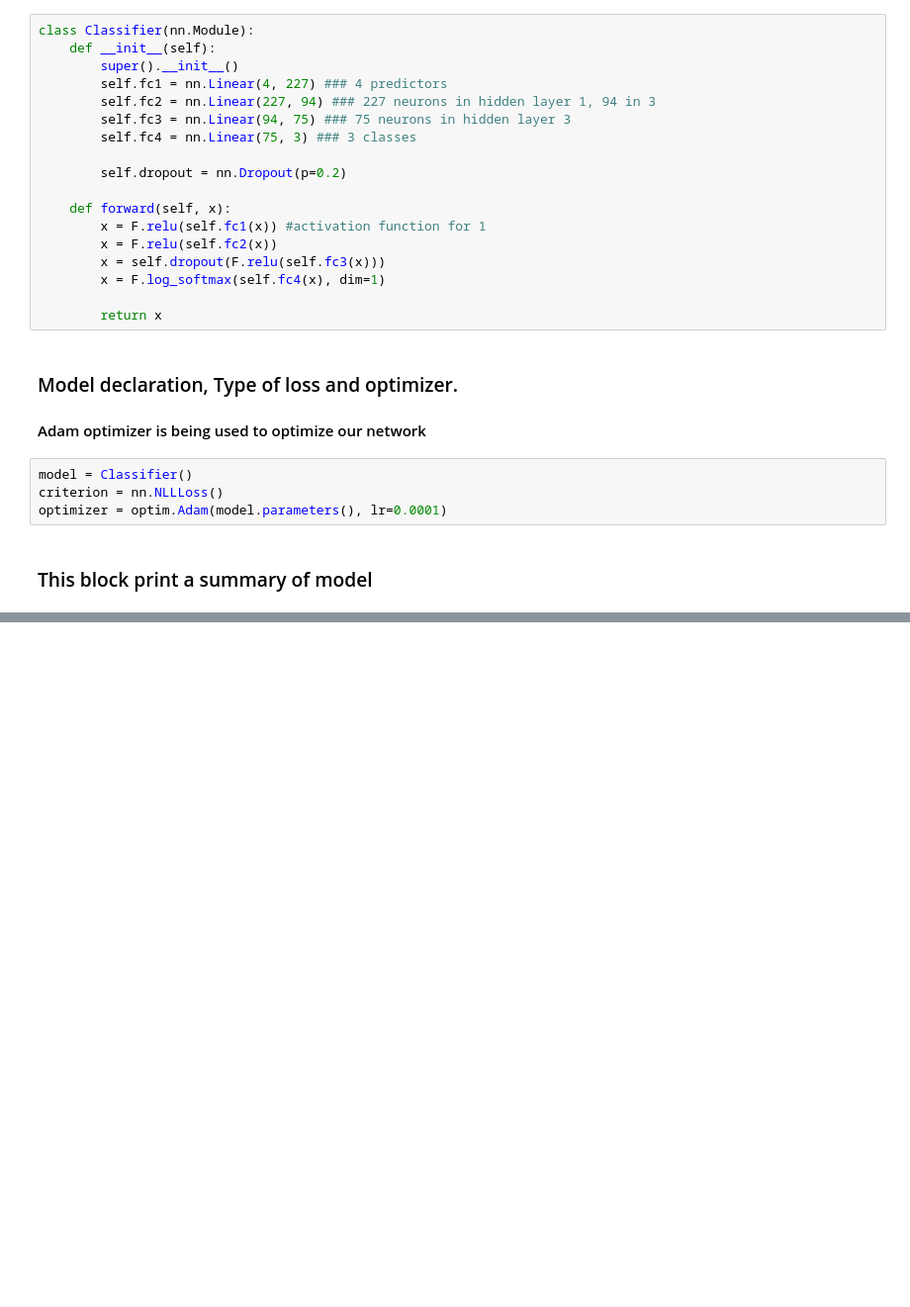
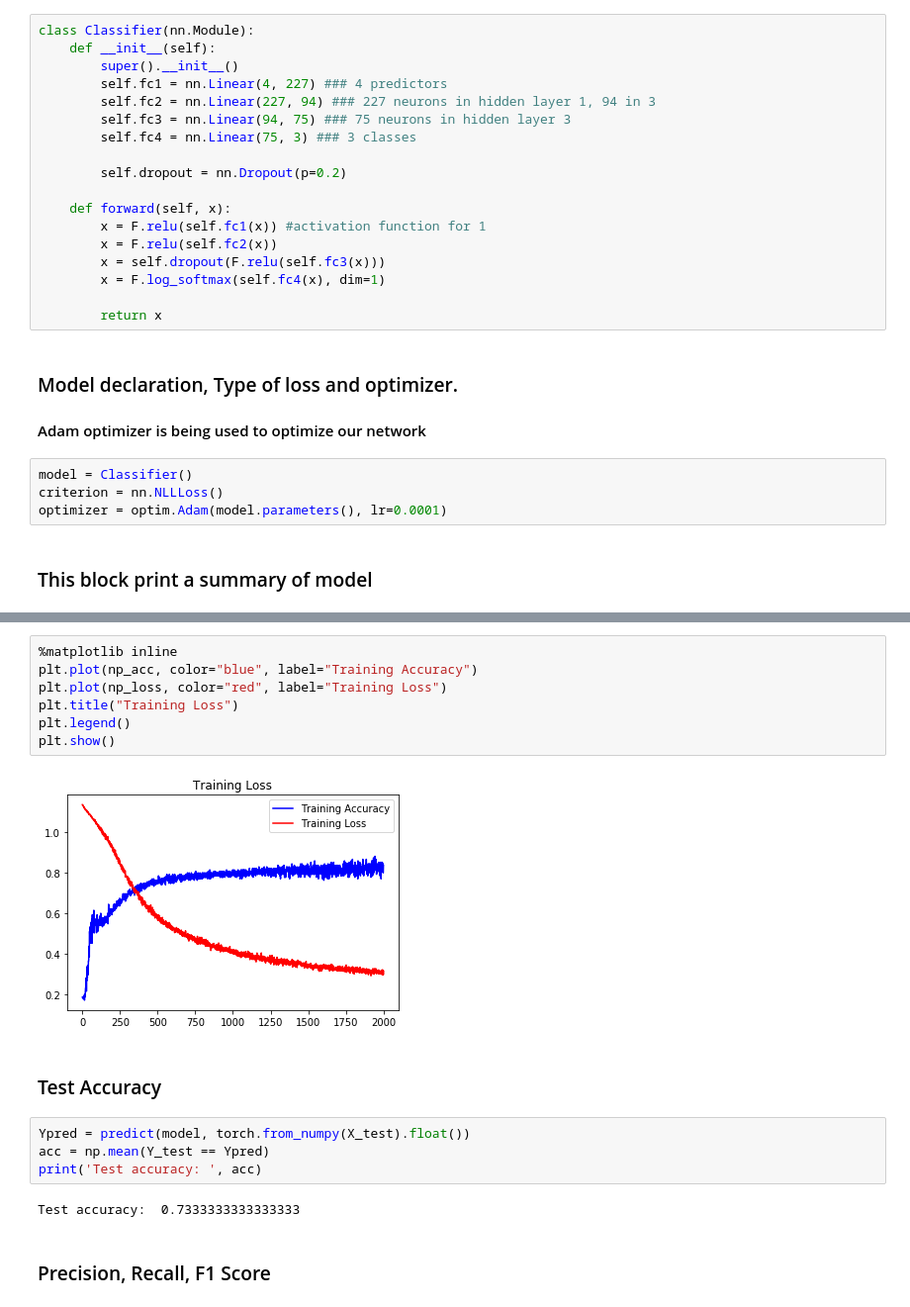
Before and after one commit to delgadoliveira/basicTorch, a Jupyter notebook: 4_basic_example.ipynb, the cells around one changed output, grey strips where cells are left out. Shown at 99% size. Cells and saved outputs as stored; diff of their text form; blank space fills up the shorter version.

```diff
--- a/4_basic_example.ipynb
+++ b/4_basic_example.ipynb
@@ -107,0 +208,19 @@ optimizer = optim.Adam(model.parameters(), lr=0.0001)
+# %%
+%matplotlib inline
+plt.plot(np_acc, color="blue", label="Training Accuracy")
+plt.plot(np_loss, color="red", label="Training Loss")
+plt.title("Training Loss")
+plt.legend()
+plt.show()
+# %% [output]
+[figure, added]
+# %% [markdown]
+### Test Accuracy
+# %%
+Ypred = predict(model, torch.from_numpy(X_test).float())
+acc = np.mean(Y_test == Ypred)
+print('Test accuracy: ', acc)
+# %% [output]
+Test accuracy:  0.7333333333333333
+# %% [markdown]
+### Precision, Recall, F1 Score
```
Also changed, not shown: parts of 11 cells of this notebook.
